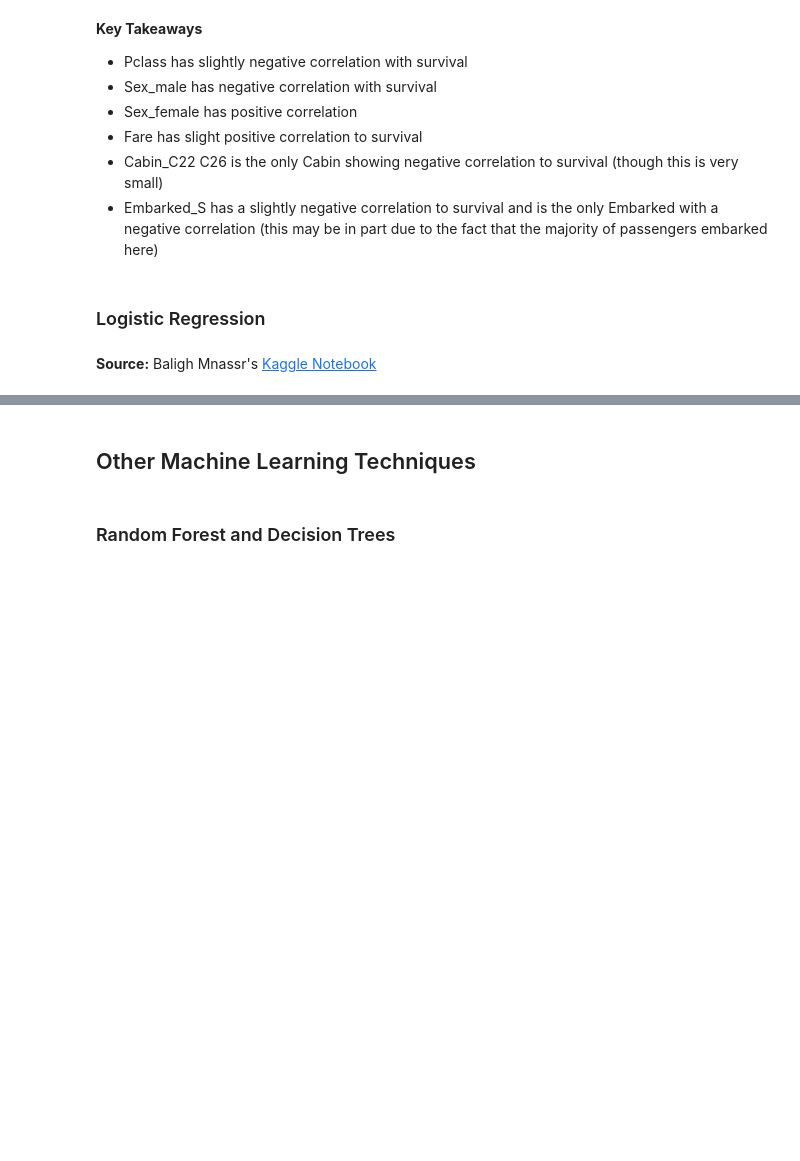
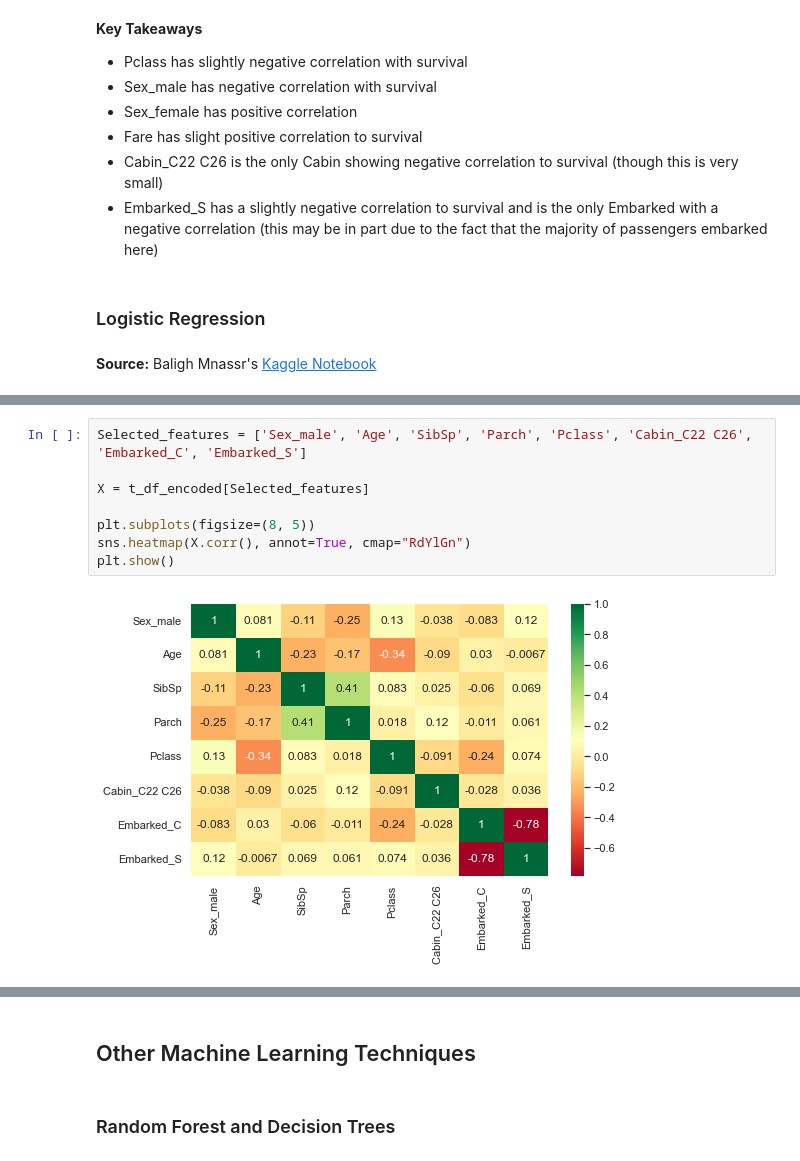
Before and after one commit to catstacks/TDADSAssignments, a Jupyter notebook: LogReg.ipynb, the cells around one changed output, grey strips where cells are left out. Drawn from its saved outputs; the diff is of its cells as text; blank space fills up the shorter version.

```diff
--- a/LogReg.ipynb
+++ b/LogReg.ipynb
@@ -507 +549,11 @@ sns.heatmap(survived_corr,annot = True)
+# %%
+Selected_features = ['Sex_male', 'Age', 'SibSp', 'Parch', 'Pclass', 'Cabin_C22 C26', 'Embarked_C', 'Embarked_S']
+
+X = t_df_encoded[Selected_features]
+
+plt.subplots(figsize=(8, 5))
+sns.heatmap(X.corr(), annot=True, cmap="RdYlGn")
+plt.show()
+# %% [output]
+[figure, added]
 # %%
```
Also changed, not shown: parts of 3 cells of this notebook.
